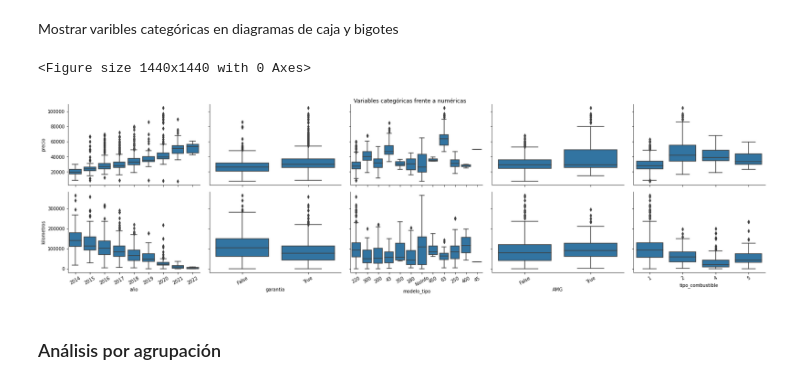
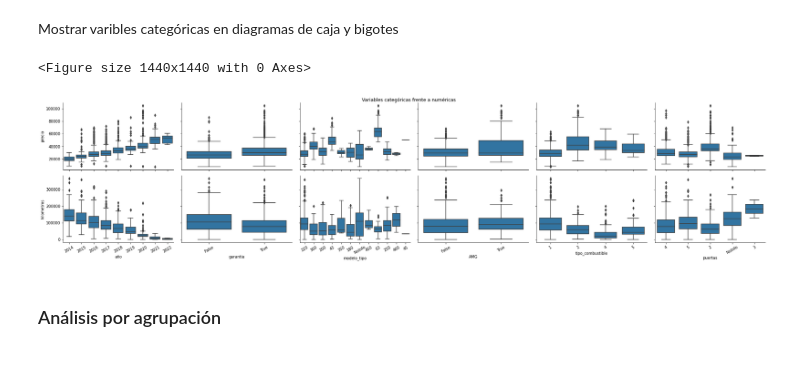
Before and after one commit to JAlonMor/Webscraping, a Jupyter notebook: EDA_coches.ipynb, the cells around one changed output. Saved outputs shown, nothing was run; the diff lists cells and outputs as text; code cells hidden in the pictures.

```diff
--- a/EDA_coches.ipynb
+++ b/EDA_coches.ipynb
@@ -409,24 +409,24 @@ Mostrar varibles categóricas en diagramas de caja y bigotes
 # %%
 # Function from the example of the course. (Thaks to the author).
 # Codigo utilizado durante la formación recibida por "Udacity"
 def boxgrid(x, y, **kwargs):
     """ Quick hack for creating box plots with seaborn's PairGrid. """
     default_color = sns.color_palette()[0]
     sns.boxplot(x, y, color = default_color)
     plt.xticks(rotation = 30)
 
 # Plotting the graph
 plt.figure(figsize = [20, 20])
 g = sns.PairGrid(data = coches, y_vars = ['precio', 'kilometros'],
-                x_vars = ['año', 'garantia', 'modelo_tipo', 'AMG', 'tipo_combustible'], height = 3, aspect = 1.5)
+                x_vars = ['año', 'garantia', 'modelo_tipo', 'AMG', 'tipo_combustible', 'puertas'], height = 3, aspect = 1.5)
 
 g.fig.subplots_adjust(top=0.95)
 g.fig.suptitle('Variables categóricas frente a numéricas')
 g.map(boxgrid)
 plt.show();
 # %% [output]
 <Figure size 1440x1440 with 0 Axes>
-[figure, old version]
+[figure, new version]
 # %% [markdown]
 ### Análisis por agrupación
 # %% [markdown]
```
Also changed, not shown: parts of 25 cells of this notebook.
